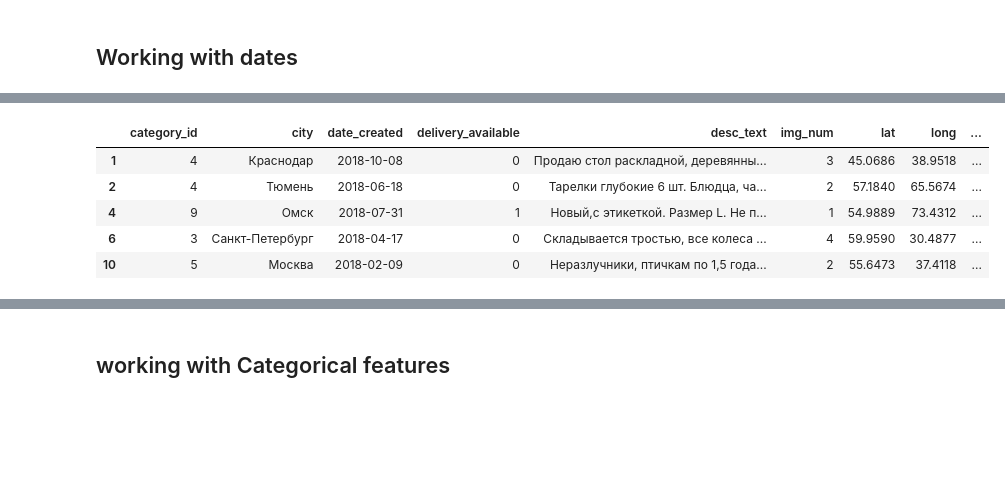
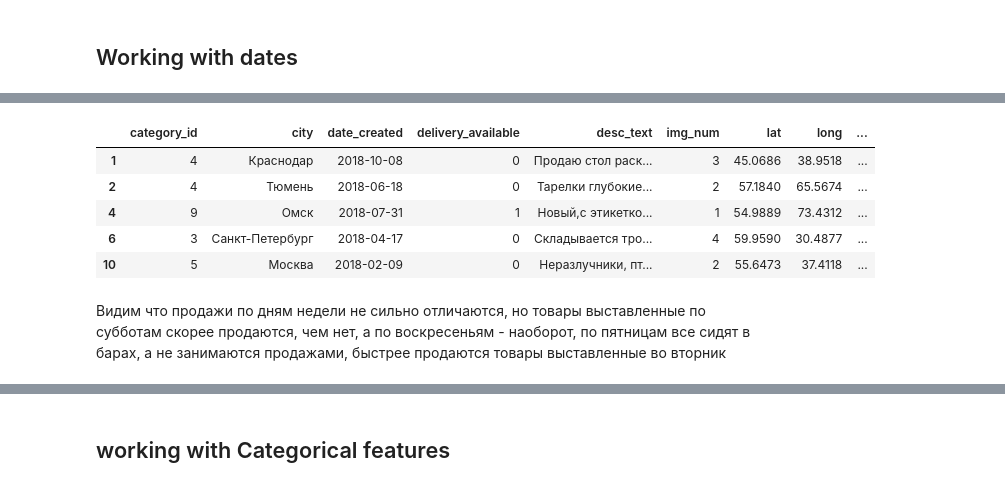
Before and after one commit to Vasyka/kaaagle, a Jupyter notebook: kaaagle_shared_in_drive.ipynb, the cells around one changed output, grey strips where cells are left out. Cells and saved outputs as stored; diff of their text form; code cells hidden in the pictures; blank space fills up the shorter version.

```diff
--- a/kaaagle_shared_in_drive.ipynb
+++ b/kaaagle_shared_in_drive.ipynb
@@ -466,13 +542,15 @@ df['weekday'] = df.date_created.apply(lambda x: x.isoweekday())
 # %%
-max_text_width(50)
+max_text_width(20)
 df.head()
 # %% [output]
 |  | category_id | city | date_created | delivery_available | desc_text | img_num | lat | long | ... |
-| 1 | 4 | Краснодар | 2018-10-08 | 0 | Продаю стол раскладной, деревянны... | 3 | 45.0686 | 38.9518 | ... |
-| 2 | 4 | Тюмень | 2018-06-18 | 0 | Тарелки глубокие 6 шт. Блюдца, ча... | 2 | 57.1840 | 65.5674 | ... |
-| 4 | 9 | Омск | 2018-07-31 | 1 | Новый,с этикеткой. Размер L. Не п... | 1 | 54.9889 | 73.4312 | ... |
-| 6 | 3 | Санкт-Петербург | 2018-04-17 | 0 | Складывается тростью, все колеса ... | 4 | 59.9590 | 30.4877 | ... |
-| 10 | 5 | Москва | 2018-02-09 | 0 | Неразлучники, птичкам по 1,5 года... | 2 | 55.6473 | 37.4118 | ... |
+| 1 | 4 | Краснодар | 2018-10-08 | 0 | Продаю стол раск... | 3 | 45.0686 | 38.9518 | ... |
+| 2 | 4 | Тюмень | 2018-06-18 | 0 | Тарелки глубокие... | 2 | 57.1840 | 65.5674 | ... |
+| 4 | 9 | Омск | 2018-07-31 | 1 | Новый,с этикетко... | 1 | 54.9889 | 73.4312 | ... |
+| 6 | 3 | Санкт-Петербург | 2018-04-17 | 0 | Складывается тро... | 4 | 59.9590 | 30.4877 | ... |
+| 10 | 5 | Москва | 2018-02-09 | 0 | Неразлучники, пт... | 2 | 55.6473 | 37.4118 | ... |
+# %% [markdown]
+Видим что продажи по дням недели не сильно отличаются, но  товары выставленные по субботам скорее продаются, чем нет, а по воскресеньям - наоборот, по пятницам все сидят в барах, а не занимаются продажами, быстрее продаются товары выставленные во вторник
 # %%
 get_sold_fast('weekday')
 # %% [output]
```
Also changed, not shown: parts of 205 cells of this notebook, 11 other files.
